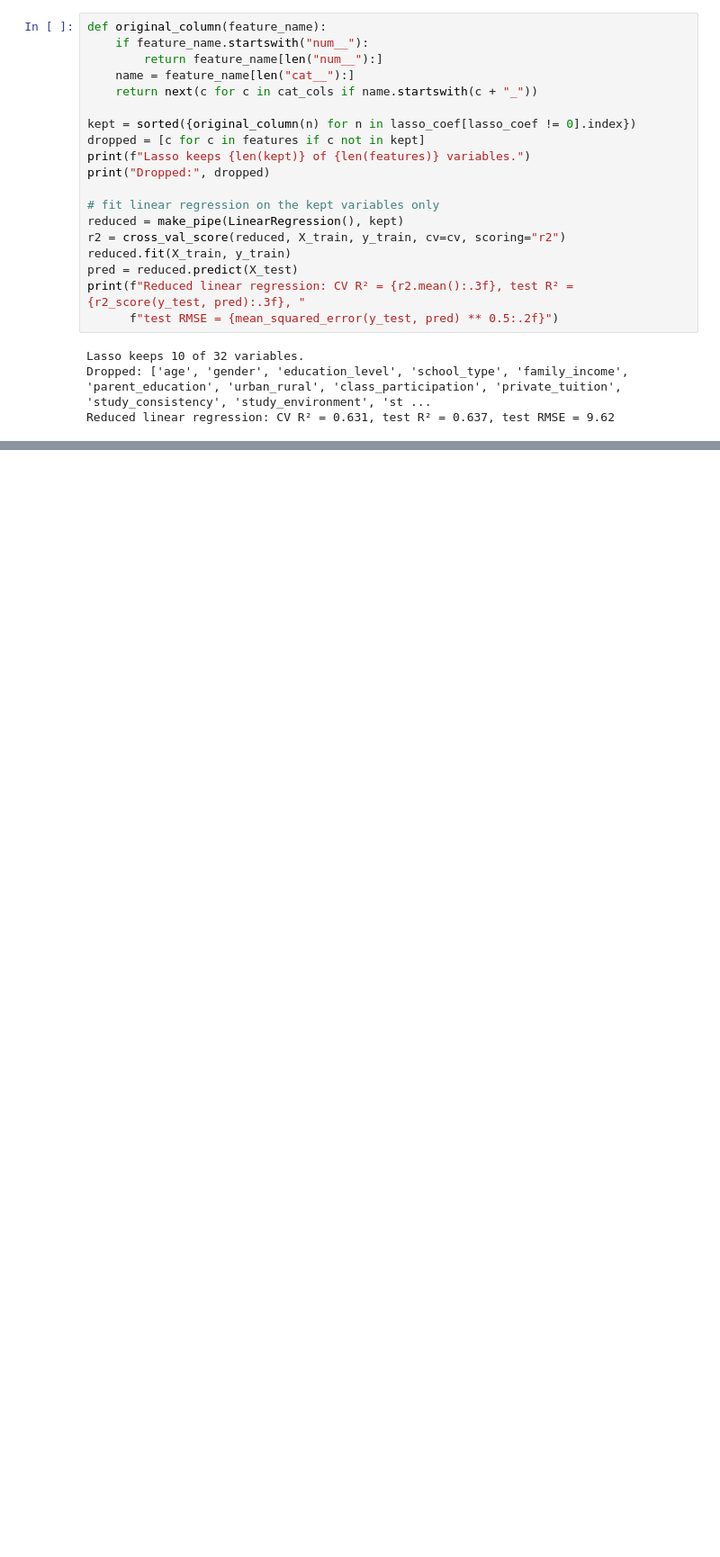
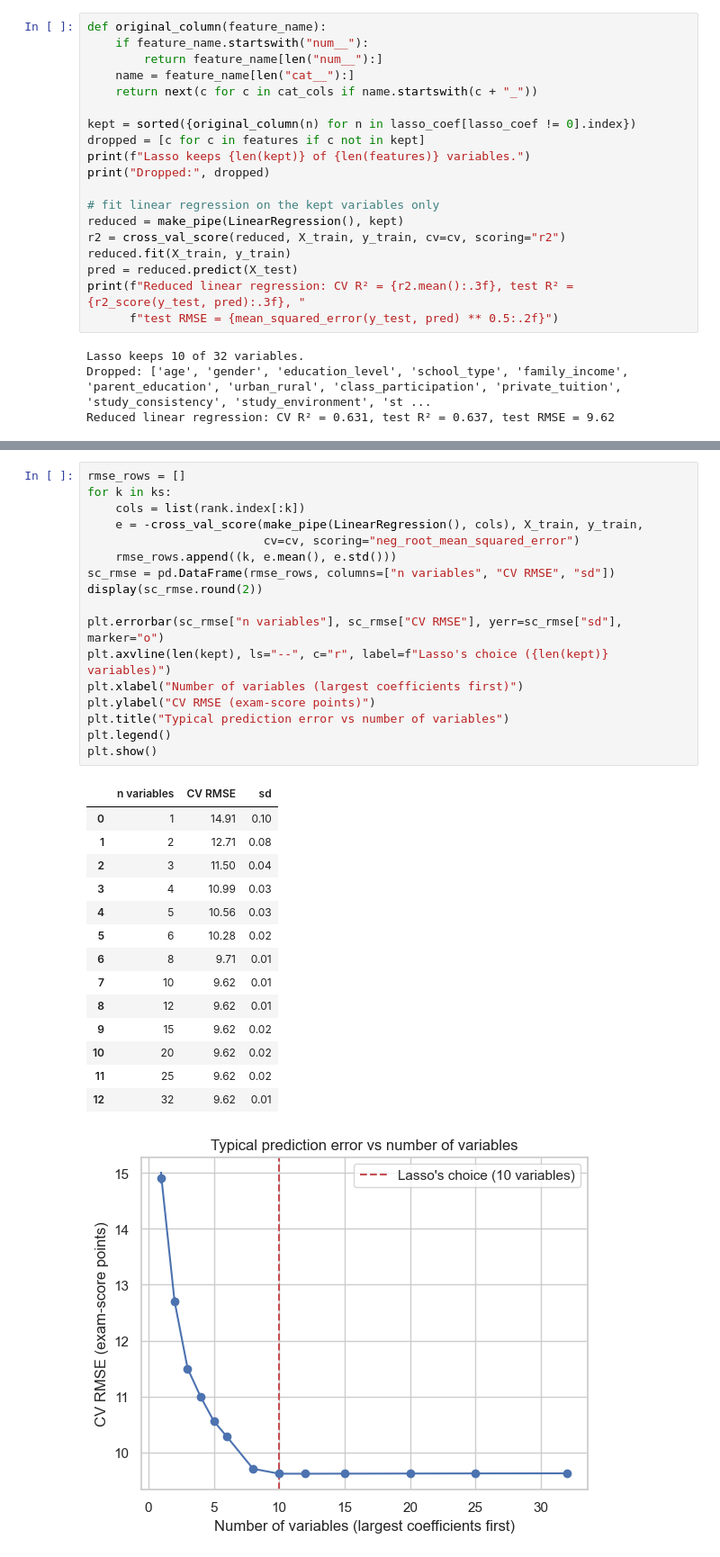
Before and after one commit to or5722bo-s-design/BERN02_exam_performance, a Jupyter notebook: final_project.ipynb, the cells around one changed output, grey strips where cells are left out. Shown at 90% size. Cells and saved outputs as stored; diff of their text form; blank space fills up the shorter version.

```diff
--- a/final_project.ipynb
+++ b/final_project.ipynb
@@ -555,0 +726,33 @@ Reduced linear regression: CV R² = 0.631, test R² = 0.637, test RMSE = 9.62
+# %%
+rmse_rows = []
+for k in ks:
+    cols = list(rank.index[:k])
+    e = -cross_val_score(make_pipe(LinearRegression(), cols), X_train, y_train,
+                         cv=cv, scoring="neg_root_mean_squared_error")
+    rmse_rows.append((k, e.mean(), e.std()))
+sc_rmse = pd.DataFrame(rmse_rows, columns=["n variables", "CV RMSE", "sd"])
+display(sc_rmse.round(2))
+
+plt.errorbar(sc_rmse["n variables"], sc_rmse["CV RMSE"], yerr=sc_rmse["sd"], marker="o")
+plt.axvline(len(kept), ls="--", c="r", label=f"Lasso's choice ({len(kept)} variables)")
+plt.xlabel("Number of variables (largest coefficients first)")
+plt.ylabel("CV RMSE (exam-score points)")
+plt.title("Typical prediction error vs number of variables")
+plt.legend()
+plt.show()
+# %% [output]
+|  | n variables | CV RMSE | sd |
+| 0 | 1 | 14.91 | 0.10 |
+| 1 | 2 | 12.71 | 0.08 |
+| 2 | 3 | 11.50 | 0.04 |
+| 3 | 4 | 10.99 | 0.03 |
+| 4 | 5 | 10.56 | 0.03 |
+| 5 | 6 | 10.28 | 0.02 |
+| 6 | 8 | 9.71 | 0.01 |
+| 7 | 10 | 9.62 | 0.01 |
+| 8 | 12 | 9.62 | 0.01 |
+| 9 | 15 | 9.62 | 0.02 |
+| 10 | 20 | 9.62 | 0.02 |
+| 11 | 25 | 9.62 | 0.02 |
+| 12 | 32 | 9.62 | 0.01 |
+[figure, added]
```
Also changed, not shown: parts of 15 cells of this notebook, 2 other files.
